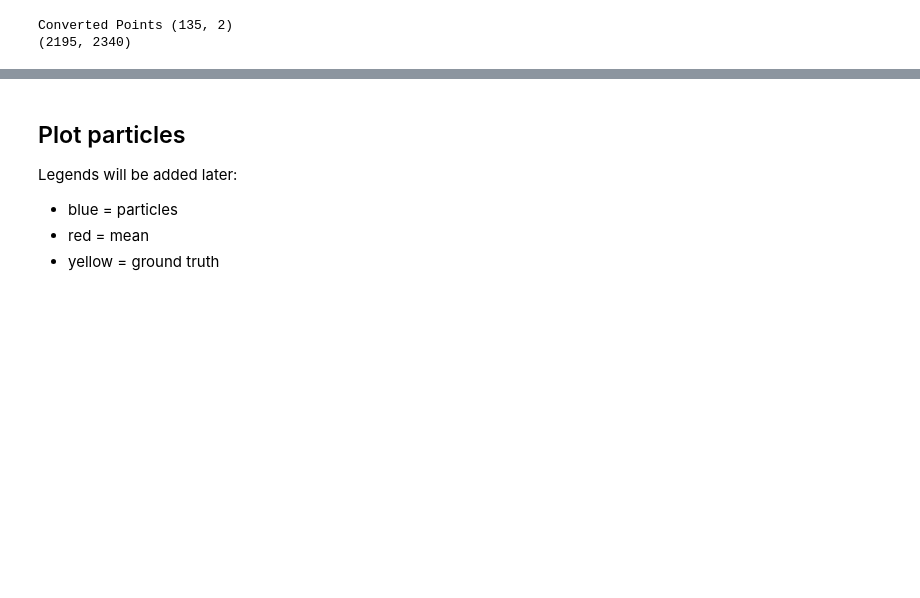
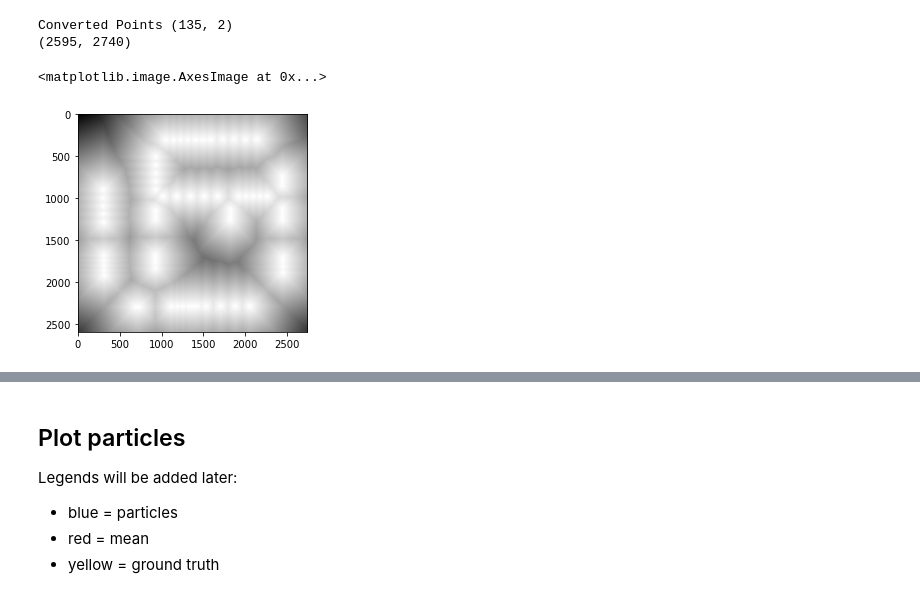
Before and after one commit to Smartimann/IMU_based-vehicle_localization, a Jupyter notebook: application/PF Test.ipynb, the cells around one changed output, grey strips where cells are left out. Drawn from its saved outputs; the diff is of its cells as text; code cells hidden in the pictures; blank space fills up the shorter version.

```diff
--- a/application/PF Test.ipynb
+++ b/application/PF Test.ipynb
@@ -21,6 +50,9 @@ from filterscripts import distance_map
 # %%
-dm = distance_map.DistanceMap(1, 100, 'road_points_data_test')
+dm = distance_map.DistanceMap(1, 300, 'road_points_data_test')
+plt.imshow(dm.distance_map, cmap="gray")
 # %% [output]
 Converted Points (135, 2)
-(2195, 2340)
+(2595, 2740)
+<matplotlib.image.AxesImage at 0x...>
+[figure, added]
 # %% [markdown]
```
Also changed, not shown: parts of 27 cells of this notebook, 3 other files.
